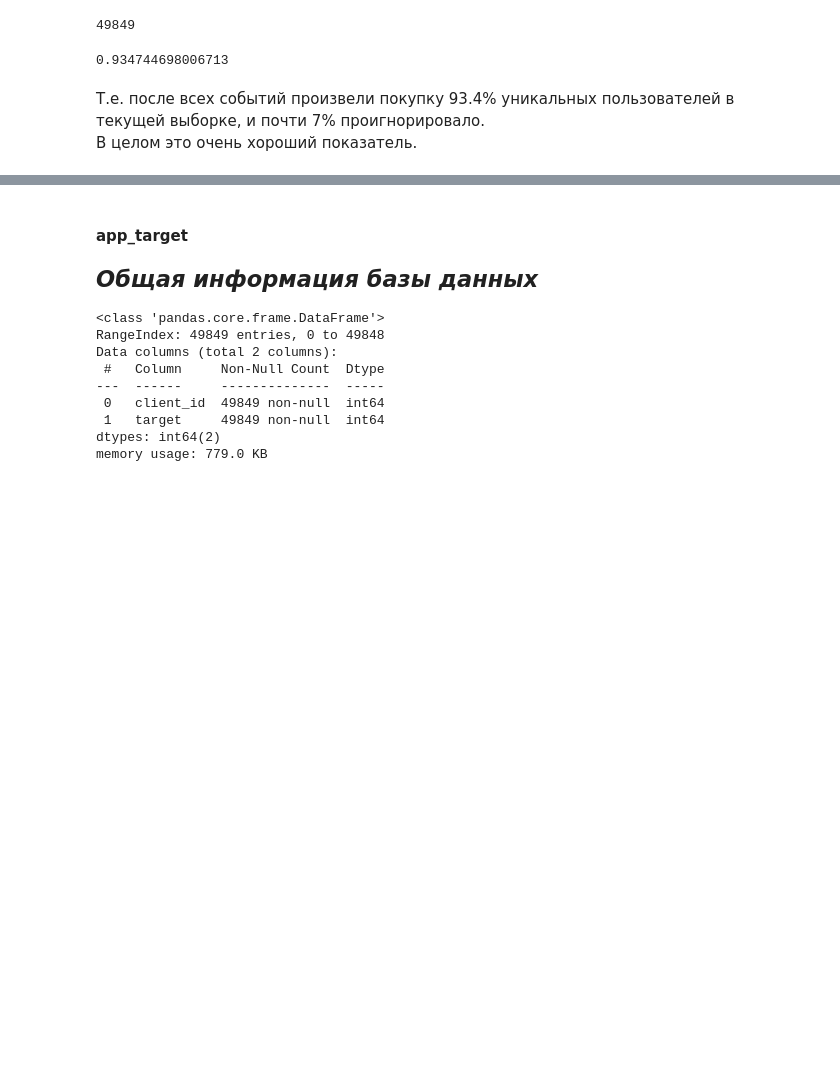
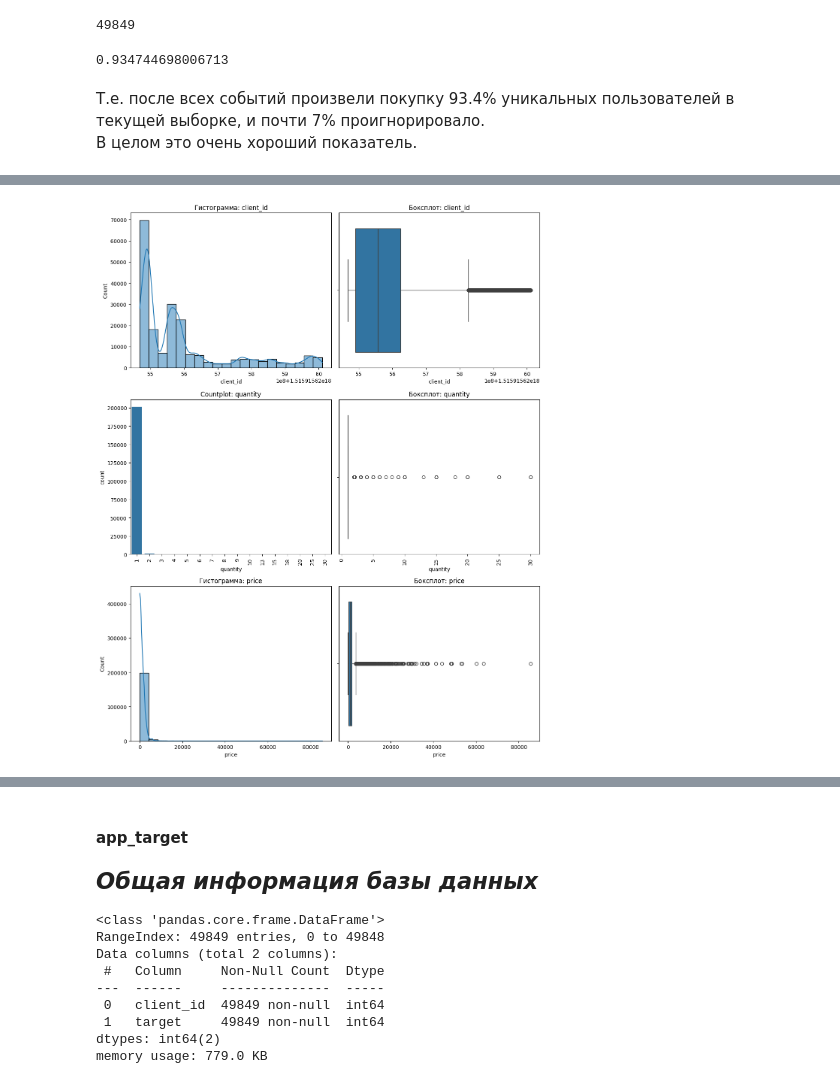
Before and after one commit to Ankudar/yandex_practicum_ds, a Jupyter notebook: 11) Masterskaya_2/notebook/project.ipynb, the cells around one changed output, grey strips where cells are left out. Cells and saved outputs as stored; diff of their text form; code cells hidden in the pictures; blank space fills up the shorter version.

```diff
--- a/11) Masterskaya_2/notebook/project.ipynb
+++ b/11) Masterskaya_2/notebook/project.ipynb
@@ -302,0 +402,5 @@ display(app_prch['client_id'].nunique() / app_msg['client_id'].nunique())
+# %%
+# тут еще заодно проведем более глубокий анализ данных
+plot_combined(app_prch, col=None, target=None, col_type=None, legend_loc='best')
+# %% [output]
+[figure, added]
```
Also changed, not shown: parts of 40 cells of this notebook.
